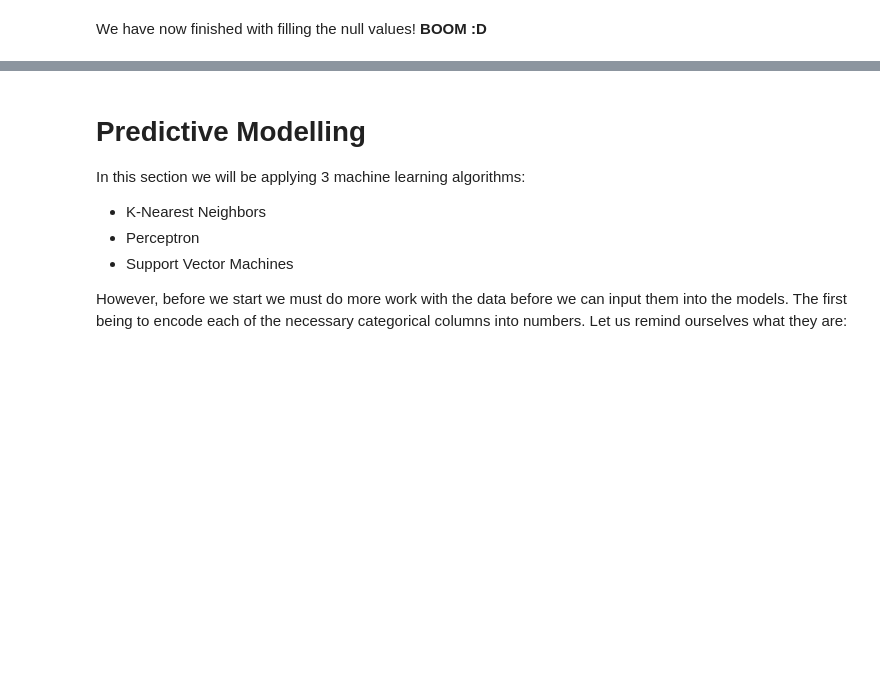
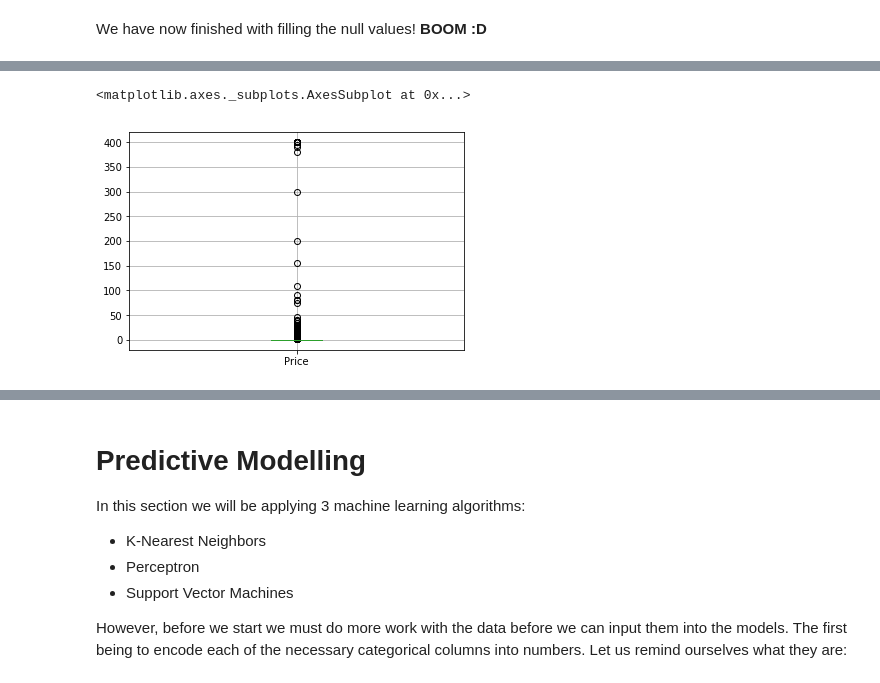
Before and after one commit to Carried-by-Compiler/Data-Mining-Project, a Jupyter notebook: Project.ipynb, the cells around one changed output, grey strips where cells are left out. Saved outputs shown, nothing was run; the diff lists cells and outputs as text; code cells hidden in the pictures; blank space fills up the shorter version.

```diff
--- a/Project.ipynb
+++ b/Project.ipynb
@@ -374,0 +395,5 @@ def classification_model(model, data, predictors, outcome):
+# %%
+df.boxplot(column='Price')
+# %% [output]
+<matplotlib.axes._subplots.AxesSubplot at 0x...>
+[figure, added]
```
Also changed, not shown: parts of 15 cells of this notebook.
